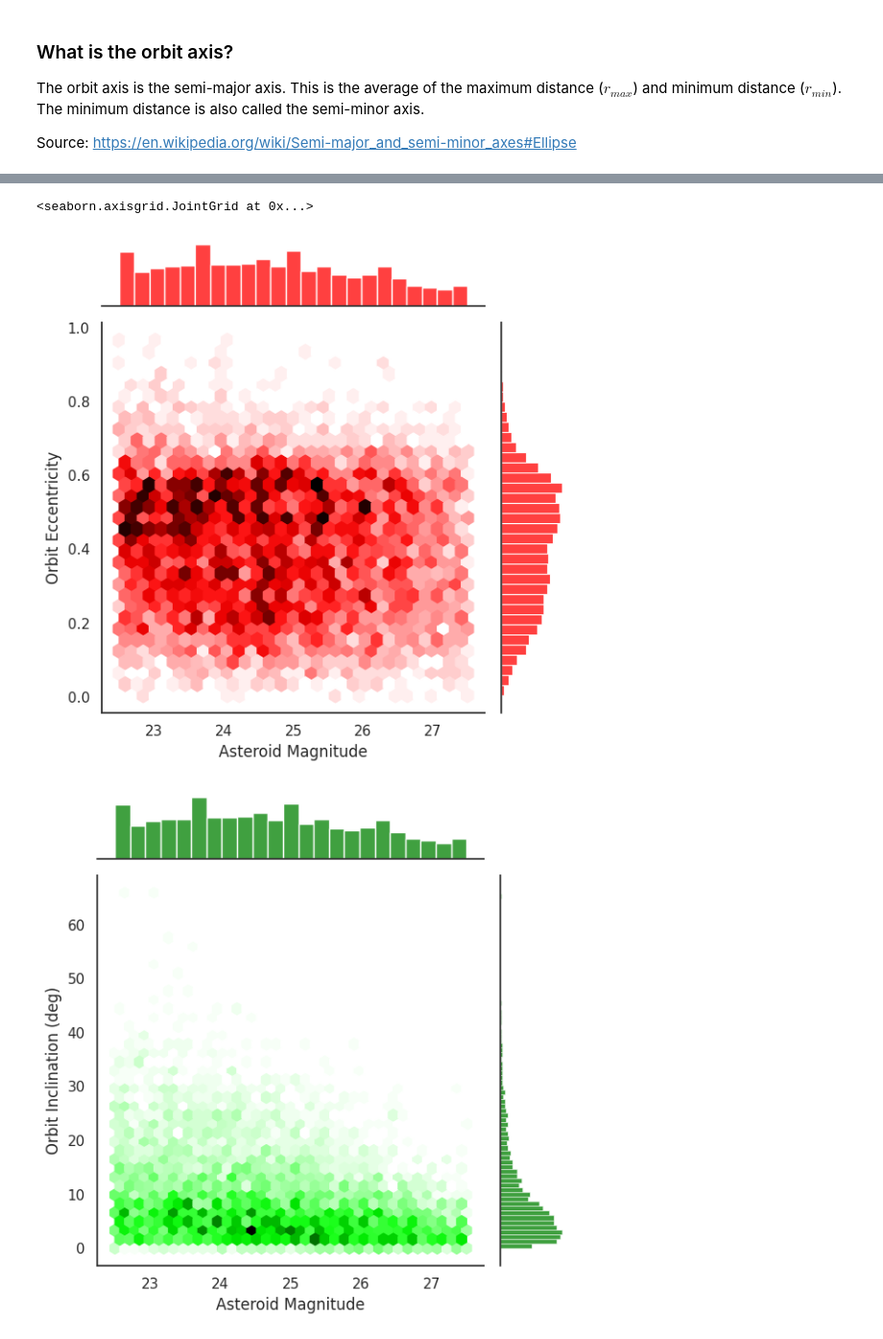
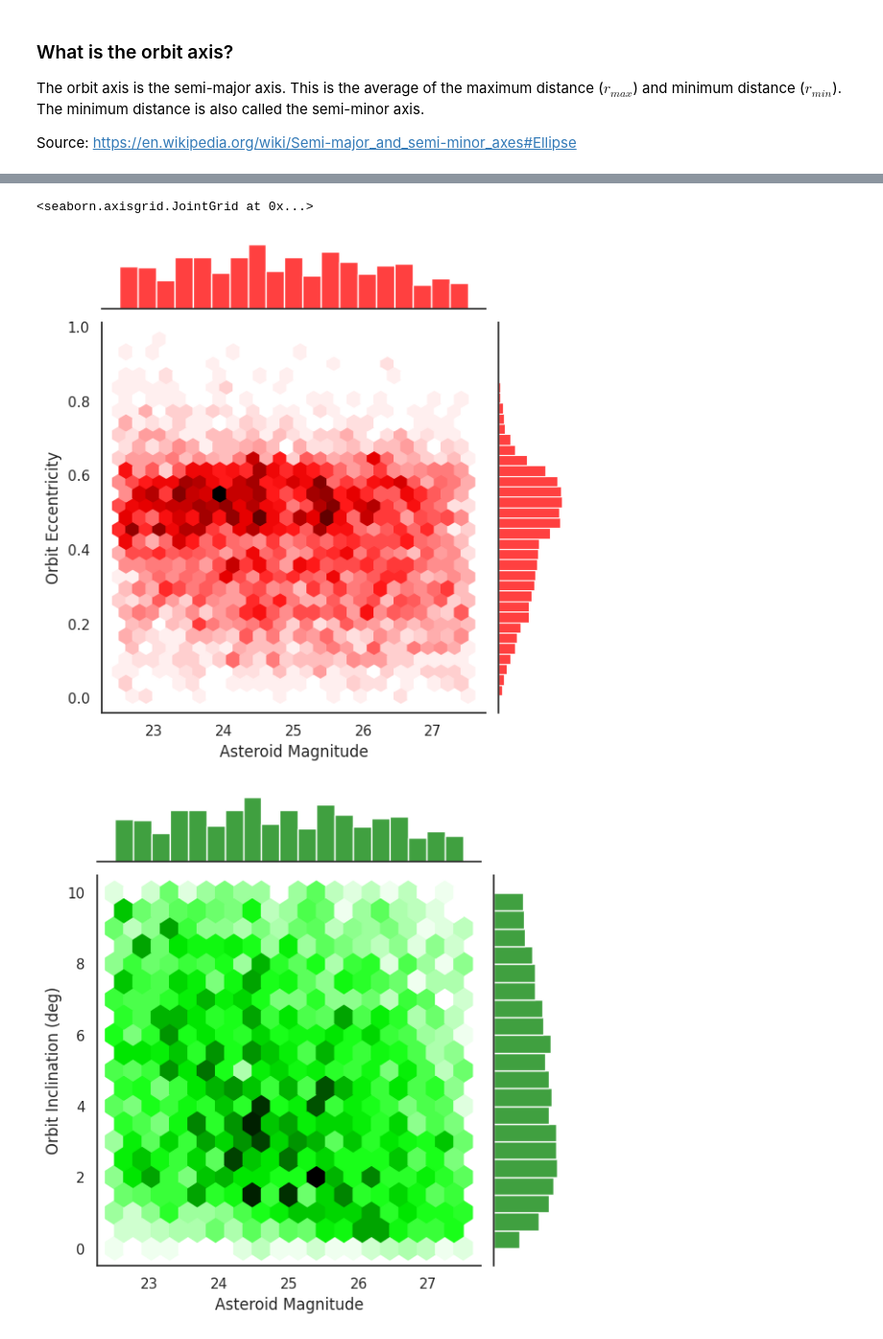
Before and after one commit to ubco-W2022T2-data301/project-group-group34, a Jupyter notebook: analysis/analysis2.ipynb, the cells around one changed output, grey strips where cells are left out. Shown at 96% size. Drawn from its saved outputs; the diff is of its cells as text; code cells hidden in the pictures.

```diff
--- a/analysis/analysis2.ipynb
+++ b/analysis/analysis2.ipynb
@@ -9,3 +9,7 @@ import pandas as pd
 import numpy as np
 import matplotlib.pyplot as plt
 import seaborn as sns
+import group34_code.project_functions2 as pf2
+
+df = pf2.load_and_process("../data/raw/orbits.csv")
+df
@@ -96,0 +79,2 @@ Source: https://en.wikipedia.org/wiki/Orbital_inclination
+# %%
+df_filtered = df[df["Orbit Inclination (deg)"].between(0,10)]
@@ -97,8 +83,8 @@ Source: https://en.wikipedia.org/wiki/Orbital_inclination
 # %%
-sns.jointplot(data=df_ank_filtered, x='Asteroid Magnitude', y='Orbit Eccentricity', kind='hex',ax=axes[0], color="red")
-sns.jointplot(data=df_ank_filtered, x='Asteroid Magnitude', y='Orbit Inclination (deg)', kind='hex', ax=axes[1],color="green")
+sns.jointplot(data=df_filtered, x='Asteroid Magnitude', y='Orbit Eccentricity', kind='hex', color="red")
+sns.jointplot(data=df_filtered, x='Asteroid Magnitude', y='Orbit Inclination (deg)', kind='hex',color="green")
 # %% [output]
 <seaborn.axisgrid.JointGrid at 0x...>
-[figure, old version]
+[figure, new version]
-[figure, old version]
+[figure, new version]
 # %% [markdown]
```
Also changed, not shown: parts of 29 cells of this notebook.
